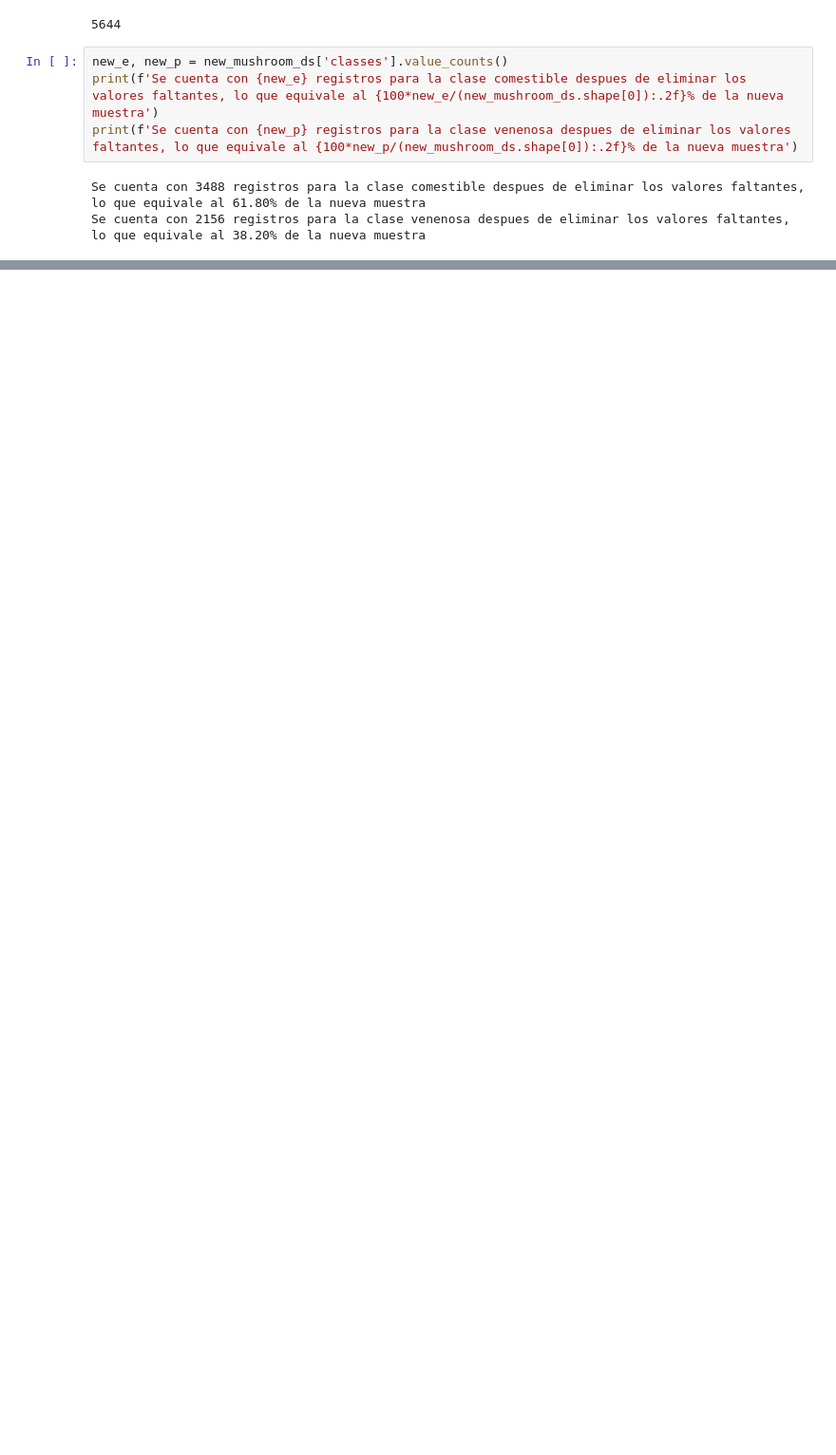
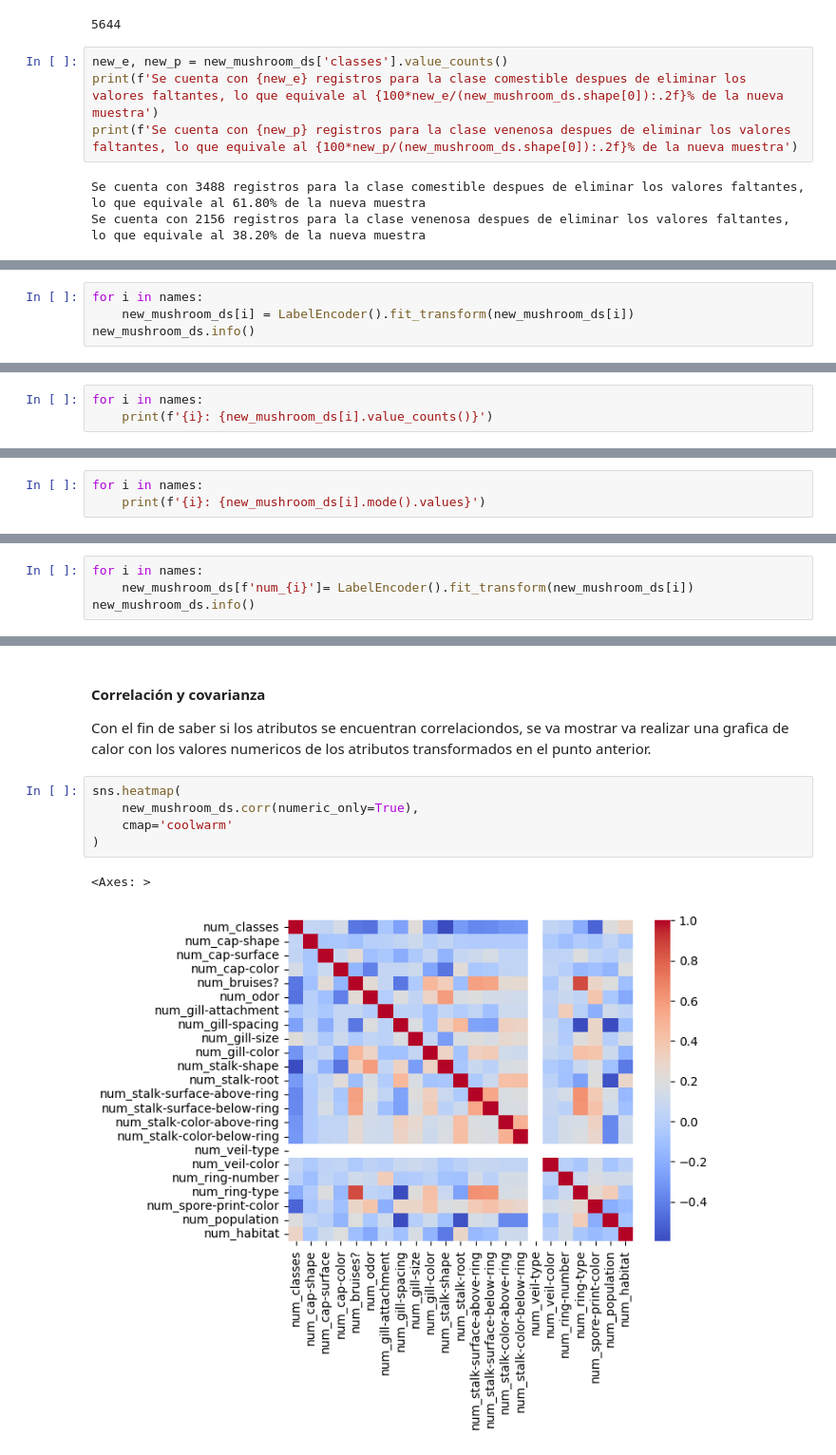
Before and after one commit to santiflo/UNAL, a Jupyter notebook: Curso 1/Proyecto/Proyecto final.ipynb, the cells around one changed output, grey strips where cells are left out. Shown at 95% size. Saved outputs shown, nothing was run; the diff lists cells and outputs as text; blank space fills up the shorter version.

```diff
--- a/Curso 1/Proyecto/Proyecto final.ipynb
+++ b/Curso 1/Proyecto/Proyecto final.ipynb
@@ -107,0 +134,4 @@ Se cuenta con 2156 registros para la clase venenosa despues de eliminar los valo
+# %%
+for i in names:
+    new_mushroom_ds[i] = LabelEncoder().fit_transform(new_mushroom_ds[i])
+new_mushroom_ds.info()
@@ -107,0 +161,3 @@ Se cuenta con 2156 registros para la clase venenosa despues de eliminar los valo
+# %%
+for i in names:
+    print(f'{i}: {new_mushroom_ds[i].value_counts()}')
@@ -107,0 +185,3 @@ Se cuenta con 2156 registros para la clase venenosa despues de eliminar los valo
+# %%
+for i in names:
+    print(f'{i}: {new_mushroom_ds[i].mode().values}')
@@ -107,0 +209,4 @@ Se cuenta con 2156 registros para la clase venenosa despues de eliminar los valo
+# %%
+for i in names:
+    new_mushroom_ds[f'num_{i}']= LabelEncoder().fit_transform(new_mushroom_ds[i])
+new_mushroom_ds.info()
@@ -107,0 +231,11 @@ Se cuenta con 2156 registros para la clase venenosa despues de eliminar los valo
+# %% [markdown]
+#### Correlación y covarianza
+Con el fin de saber si los atributos se encuentran correlaciondos, se va mostrar va realizar una grafica de calor con los valores numericos de los atributos transformados en el punto anterior.
+# %%
+sns.heatmap(
+    new_mushroom_ds.corr(numeric_only=True),
+    cmap='coolwarm'
+)
+# %% [output]
+<Axes: >
+[figure, added]
```
Also changed, not shown: parts of 18 cells of this notebook, 1 other file.
